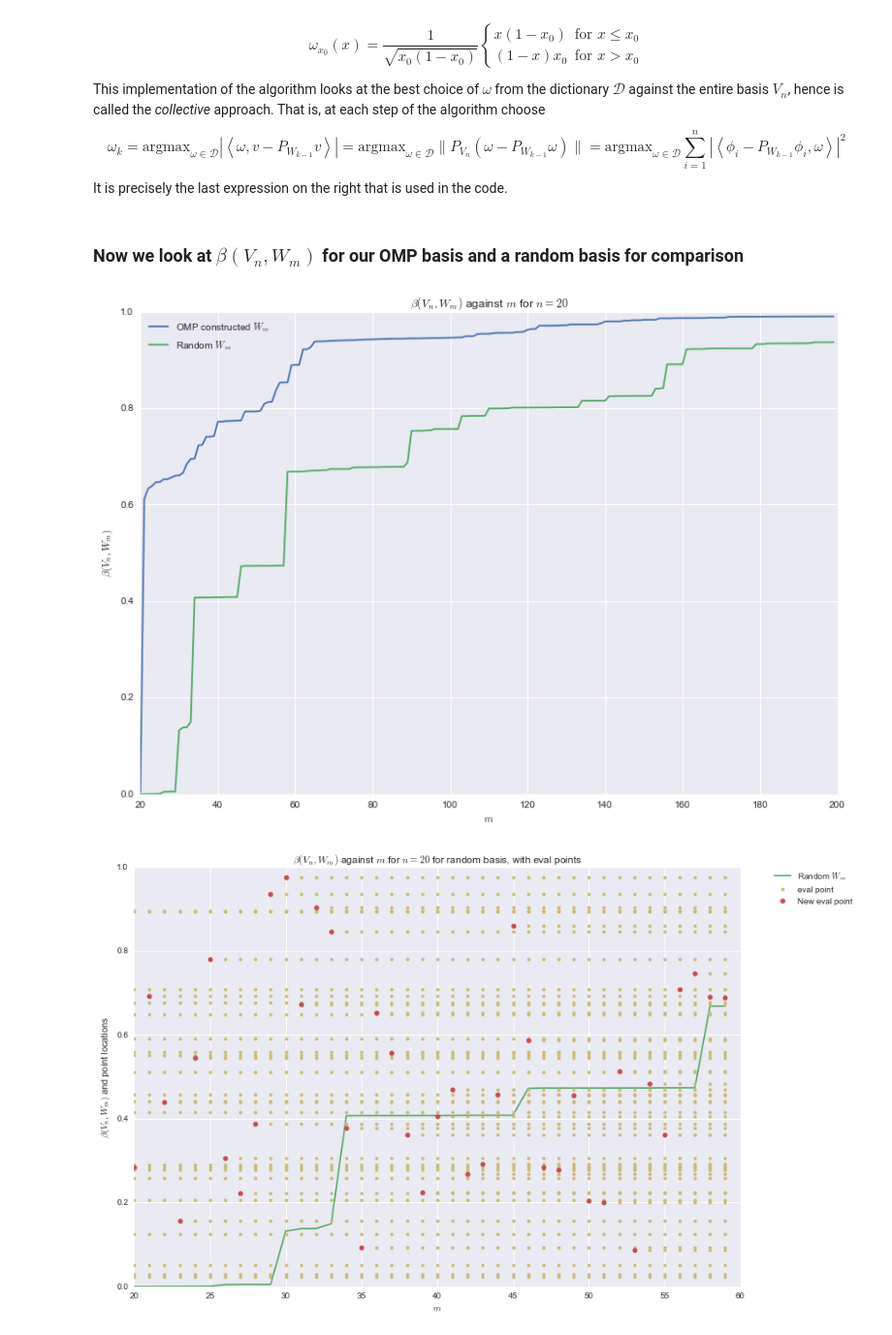
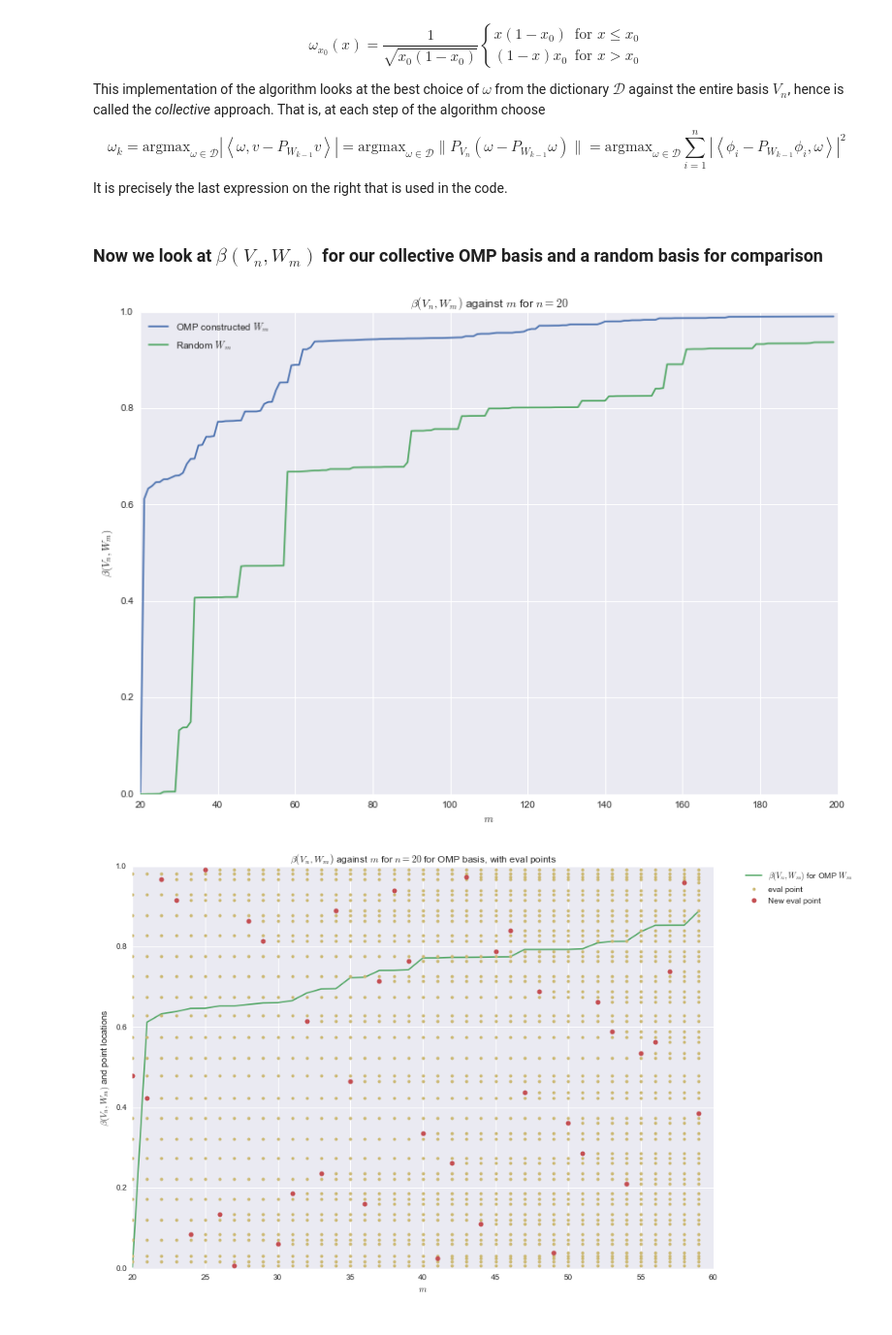
Before and after one commit to Catcher132/omp, a Jupyter notebook: 02_greedy_convergence.ipynb, the cells around one changed output. Shown: that part at 97% size. Drawn from its saved outputs; the diff is of its cells as text; code cells hidden in the pictures.

```diff
--- a/02_greedy_convergence.ipynb
+++ b/02_greedy_convergence.ipynb
@@ -50,10 +50,10 @@ Wm_omp = gbc.construct_basis()
 #Wm_omp = omp.Basis(vecs=[omp.Vector([x], [1.0], ['H1delta']) for x in omp_x])
-Wm_omp_o = Wm_omp.orthonormalise()
+fWm_omp_o = Wm_omp.orthonormalise()
 
 Wm_rand = omp.make_random_delta_basis(m)
 Wm_rand_o = Wm_rand.orthonormalise()
 # %% [markdown]
-### Now we look at $\beta(V_n, W_m)$ for our OMP basis and a random basis for comparison
+### Now we look at $\beta(V_n, W_m)$ for our collective OMP basis and a random basis for comparison
 # %%
 b_omp = np.zeros(m - n)
 b_rand = np.zeros(m - n)
@@ -69,38 +69,56 @@ for i in range(n, m):
 # %%
 sns.set_palette("deep")
 cp = sns.color_palette()
 
 axs = []
 fig = plt.figure(figsize=(13, 9))
 ax = fig.add_subplot(1, 1, 1, title=r'$\beta(V_n, W_m)$ against $m$ for $n={{{0}}}$'.format(n))
 
 plt.plot(range(n,m), b_omp, label=r'OMP constructed $W_m$')
 plt.plot(range(n,m), b_rand, label=r'Random $W_m$')
 
 ax.set(xlabel=r'$m$', ylabel=r'$\beta(V_n, W_m)$')
 plt.legend(loc=2)
 plt.show()
 
+
 # Plot the evaluation points in the Wm_rand basis
 # (note that the basis is infact orthonormalised so this isn't *quite* an accurate picture)
+Wm_points = [vec.params[0][0] for vec in Wm_omp.vecs]
 
+axs = []
+fig = plt.figure(figsize=(13, 9))
+ax = fig.add_subplot(1, 1, 1, title=r'$\beta(V_n, W_m)$ against $m$ for $n={{{0}}}$ for OMP basis, with eval points'.format(n))
+ax.set(xlabel=r'$m$', ylabel=r'$\beta(V_n, W_m)$ and point locations')
+plt.plot(range(n,n+40), b_omp[:40], color=cp[1], label=r'$\beta(V_n, W_m)$ for OMP $W_m$')
+
+plt.plot(n * np.ones(n-1), Wm_points[:n-1], 'o', color=cp[4], markersize=4, label='eval point')
+plt.plot(n, Wm_points[n-1], 'o', color=cp[2], markersize=6, label='New eval point')
+for m_plot in range(n, n+40-1):
+    plt.plot((m_plot+1) * np.ones(m_plot), Wm_points[:m_plot], 'o', color=cp[4], markersize=4)
+    plt.plot(m_plot+1, Wm_points[m_plot], 'o', color=cp[2], markersize=6)
+plt.legend(bbox_to_anchor=(1.05, 1), loc=2, borderaxespad=0.)
+plt.show()
+
+
+# Plot the evaluation points in the Wm_rand basis
+# (note that the basis is infact orthonormalised so this isn't *quite* an accurate picture)
 Wm_points = [vec.params[0][0] for vec in Wm_rand.vecs]
 Wm_o_coeffs = [vec.coeffs[0] for vec in Wm_rand_o.vecs]
-#print(Wm_o_coeffs)
 
 axs = []
 fig = plt.figure(figsize=(13, 9))
 ax = fig.add_subplot(1, 1, 1, title=r'$\beta(V_n, W_m)$ against $m$ for $n={{{0}}}$ for random basis, with eval points'.format(n))
 ax.set(xlabel=r'$m$', ylabel=r'$\beta(V_n, W_m)$ and point locations')
-plt.plot(range(n,n+40), b_rand[:40], color=cp[1], label=r'Random $W_m$')
+plt.plot(range(n,n+40), b_rand[:40], color=cp[1], label=r'$\beta(V_n, W_m)$ for random $W_m$')
 
-plt.plot(n * np.ones(n), Wm_points[:n], 'o', color=cp[4], markersize=4, label='eval point')
-plt.plot(n, Wm_points[n], 'o', color=cp[2], markersize=6, label='New eval point')
-for m_plot in range(n+1, n+40):
-    plt.plot(m_plot * np.ones(m_plot), Wm_points[:m_plot], 'o', color=cp[4], markersize=4)
-    plt.plot(m_plot, Wm_points[m_plot], 'o', color=cp[2], markersize=6)
+plt.plot(n * np.ones(n-1), Wm_points[:n-1], 'o', color=cp[4], markersize=4, label='eval point')
+plt.plot(n, Wm_points[n-1], 'o', color=cp[2], markersize=6, label='New eval point')
+for m_plot in range(n, n+40-1):
+    plt.plot((m_plot+1) * np.ones(m_plot), Wm_points[:m_plot], 'o', color=cp[4], markersize=4)
+    plt.plot(m_plot+1, Wm_points[m_plot], 'o', color=cp[2], markersize=6)
 plt.legend(bbox_to_anchor=(1.05, 1), loc=2, borderaxespad=0.)
 plt.show()
 # %% [output]
 [figure]
-[figure, old version]
+[figure, new version]
```
Also changed, not shown: parts of 4 cells of this notebook.
